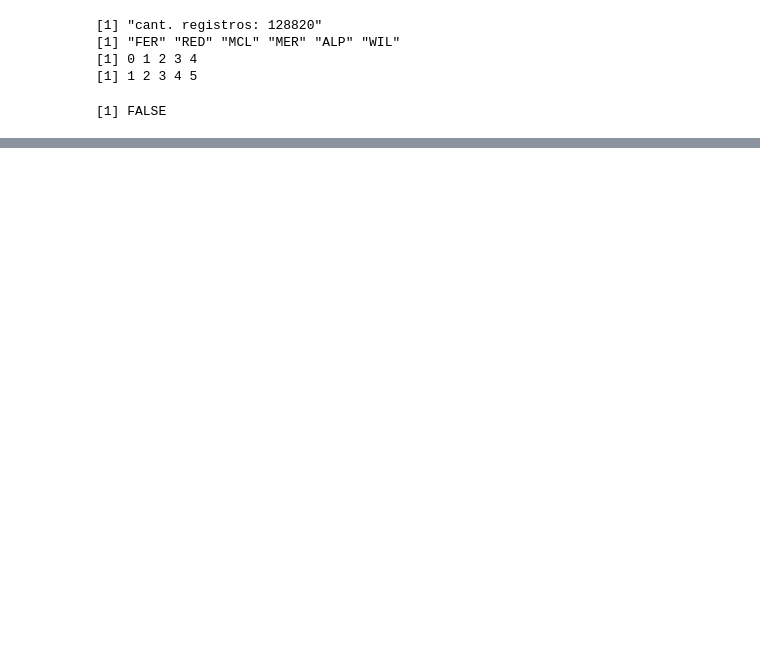
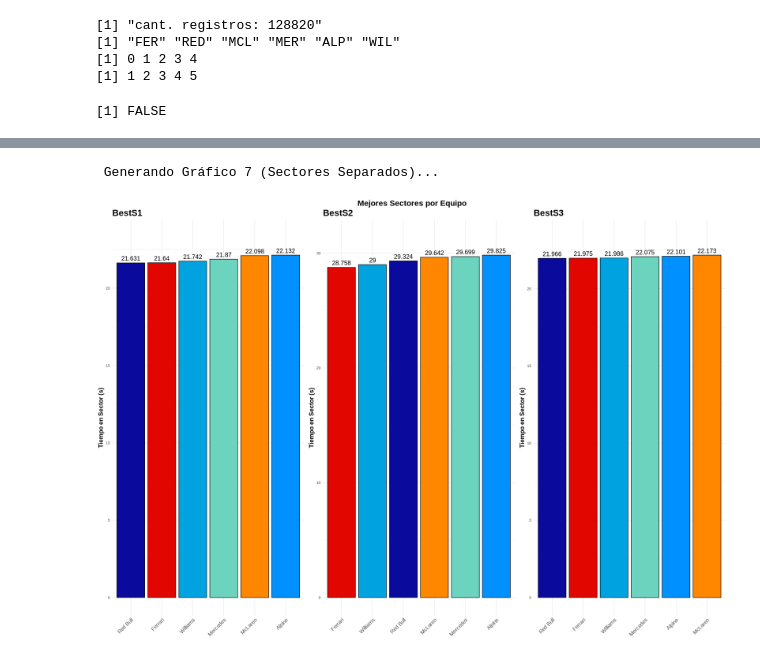
Before and after one commit to LuppeCh/F1EDA, a Jupyter notebook: Exploración_de_Datos_Trabajo_Final.ipynb, the cells around one changed output, grey strips where cells are left out. Cells and saved outputs as stored; diff of their text form; code cells hidden in the pictures; blank space fills up the shorter version.

```diff
--- a/Exploración_de_Datos_Trabajo_Final.ipynb
+++ b/Exploración_de_Datos_Trabajo_Final.ipynb
@@ -184,7 +176,7 @@ mcl <- mcl %>%
     velocity_Z
   )
 # %%
-red <- read.csv("redbull.csv", header = TRUE, dec = ".", sep = "\t")
+red <- read.csv("redbull.csv")
 # %%
 head(red)
 # %% [output]
@@ -230,7 +222,7 @@ red <- red %>%
     velocity_Z
   )
 # %%
-alp <- read.csv("alpine.csv", header = TRUE, dec = ".", sep = "\t")
+alp <- read.csv("alpine.csv")
 # %%
 head(alp)
 # %% [output]
@@ -276,7 +268,7 @@ alp <- alp %>%
     velocity_Z
   )
 # %%
-mer <- read.csv("mercedes.csv", header = TRUE, dec = ".", sep = "\t")
+mer <- read.csv("mercedes.csv")
 # %%
 head(mer)
 # %% [output]
@@ -330,7 +322,7 @@ mer <- mer %>%
       binIndex >= 2862 & binIndex <= 4293 ~ "S3",
     ))
 # %%
-fer <- read.csv("ferrari.csv", header = TRUE, dec = ".", sep = "\t")
+fer <- read.csv("ferrari.csv")
 # %%
 head(fer)
 # %% [output]
@@ -498,0 +493,72 @@ options(repr.plot.width = 20, repr.plot.height = 14)
+# %%
+# Grafico 8
+best_sector_times <- telemetria %>%
+  group_by(carId, lap_number, sector) %>%
+  summarise(
+    sector_time = max(lap_time, na.rm = TRUE) - min(lap_time, na.rm = TRUE),
+    .groups = 'drop'
+  ) %>%
+  group_by(carId, sector) %>%
+  summarise(
+    best_sector_time = min(sector_time, na.rm = TRUE),
+    .groups = 'drop'
+  )
+
+# Define custom bright team colors (colores_f1)
+colores_f1 <- c(
+  "FER" = "#E10600",  # Ferrari Red
+  "RED" = "#0A0A9C",  # Red Bull Navy Blue
+  "MCL" = "#FF8700",  # McLaren Papaya Orange
+  "MER" = "#6CD3BF",  # Mercedes Teal
+  "ALP" = "#0090FF",  # Alpine Blue
+  "WIL" = "#00A3E0"   # Williams Light Blue
+)
+
+# Create a mapping for full team names
+full_team_names <- c(
+  "FER" = "Ferrari",
+  "RED" = "Red Bull",
+  "MCL" = "McLaren",
+  "MER" = "Mercedes",
+  "ALP" = "Alpine",
+  "WIL" = "Williams"
+)
+
+# Create tabla_mejores by pivoting wider
+tabla_mejores <- best_sector_times %>%
+  pivot_wider(names_from = sector, values_from = best_sector_time, names_prefix = "Best")
+
+# Reshape to long format for plotting and add full team names
+sectores_long <- tabla_mejores %>%
+  select(carId, BestS1, BestS2, BestS3) %>%
+  pivot_longer(cols = -carId, names_to = "Sector", values_to = "Tiempo") %>%
+  mutate(full_carId = recode(carId, !!!full_team_names)) # Add full team names
+
+# Function to plot each sector
+plot_sector <- function(data, sec) {
+  df_s <- data %>% filter(Sector == sec)
+  ggplot(df_s, aes(x = reorder(full_carId, Tiempo), y = Tiempo, fill = carId)) +
+    geom_col(color="black") +
+    geom_text(aes(label=round(Tiempo,3)), vjust=-0.5, size=5) + # Increased size to 5
+    scale_fill_manual(values = colores_f1) +
+    coord_cartesian(ylim = c(0, max(df_s$Tiempo, na.rm = TRUE)*1.05)) +
+    labs(title = sec, x = NULL, y = "Tiempo en Sector (s)") + # Changed y-axis label to be more descriptive
+    theme_minimal() +
+    theme(legend.position = "none",
+          axis.text.x = element_text(angle = 45, hjust = 1, size = 12), # Increased x-axis text size to 12
+          axis.title.y = element_text(size = 14, face = "bold"), # Increased y-axis title size and made bold
+          plot.title = element_text(size = 20, face = "bold")) # Increased title size and made bold
+}
+
+cat("\n Generando Gráfico 7 (Sectores Separados)...\n")
+p_s1 <- plot_sector(sectores_long, "BestS1")
+p_s2 <- plot_sector(sectores_long, "BestS2")
+p_s3 <- plot_sector(sectores_long, "BestS3")
+
+# Arrange the plots with a larger main title
+grid.arrange(p_s1, p_s2, p_s3, ncol = 3,
+             top = textGrob("Mejores Sectores por Equipo",
+                            gp = gpar(fontsize = 18, fontface = "bold")))
+# %% [output]
+ Generando Gráfico 7 (Sectores Separados)...
+[figure, added]
```
Also changed, not shown: parts of 8 cells of this notebook.
